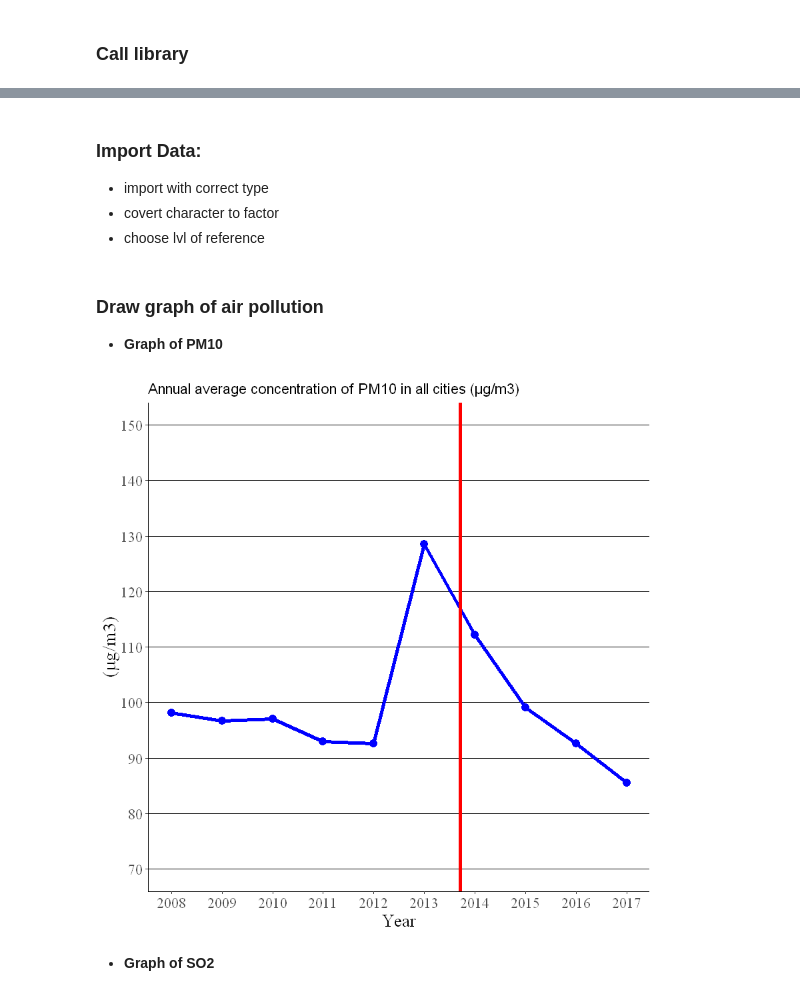
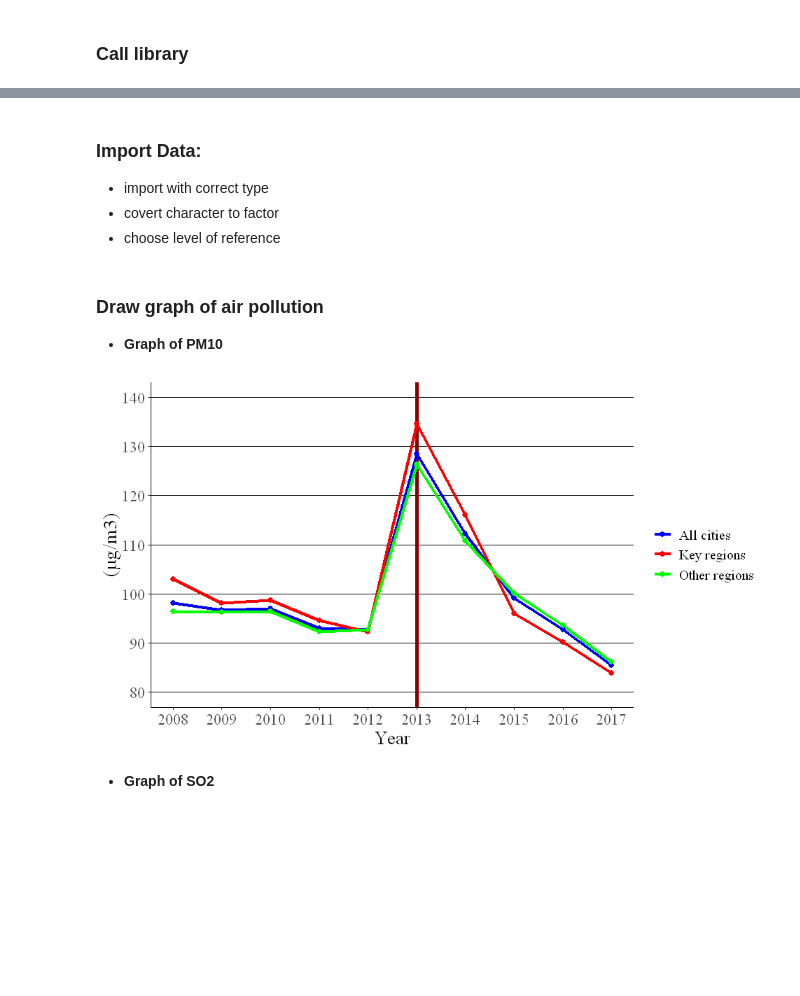
Before and after one commit to KubiaPXH/air_pollution_in_China-M1_thesis, a Jupyter notebook: Data_analysis/Memoire M1.ipynb, the cells around one changed output, grey strips where cells are left out. Saved outputs shown, nothing was run; the diff lists cells and outputs as text; code cells hidden in the pictures; blank space fills up the shorter version.

```diff
--- a/Data_analysis/Memoire M1.ipynb
+++ b/Data_analysis/Memoire M1.ipynb
@@ -27,7 +46,7 @@ library(xtable)
 ### Import Data:
 - import with correct type
 - covert character to factor
-- choose lvl of reference
+- choose level of reference
 # %%
 url <- paste("https://raw.githubusercontent.com/KubiaPXH/Memoire-M1/",
              "master/data/final_air_pollution_30cities.csv",  sep="")
@@ -63,37 +82,53 @@ year <- c(2008,2009,2010,2011,2012,2013,2014,2015,2016,2017)
 # %%
 mean_PM10_all <- NULL
 for (i in year) {
   subset_year <- subset(df, year == i)
   mean_PM10_all <- c(mean_PM10_all,mean(subset_year$PM10))
 }
-avg_PM10 <- data.frame(year,mean_PM10_all)
-p_PM10 <- ggplot(data = avg_PM10, aes(x = year)) +
-  # add title
-  ggtitle("Annual average concentration of PM10 in all cities (µg/m3)") +
+mean_PM10_key <- NULL
+for (i in year) {
+  subset_year <- subset(df, year == i & key_regions == 1)
+  mean_PM10_key <- c(mean_PM10_key,mean(subset_year$PM10))
+}
+mean_PM10_nokey <- NULL
+for (i in year) {
+  subset_year <- subset(df, year == i & key_regions == 0)
+  mean_PM10_nokey <- c(mean_PM10_nokey,mean(subset_year$PM10))
+}
+mean_PM10 <- data.frame(year,mean_PM10_all,mean_PM10_key,mean_PM10_nokey)
+# set width and height of the plot
+options(repr.plot.width=8, repr.plot.height=4.5)
+colors <- c("All cities" = "blue", "Key regions" = "red", "Other regions" = "green")
+p1 <- ggplot(data = mean_PM10, aes(x = year)) +
+  # draw line showing the begining of policy
+  geom_vline(xintercept = 2013, color = "darkred", size = 1.5) +
   # draw line
-  geom_line(aes(y = mean_PM10_all), color = "blue", size = 1.5) +
+  geom_line(aes(y = mean_PM10_all, color = "All cities"), size = 1.2) +
+  geom_line(aes(y = mean_PM10_key, color = "Key regions"), size = 1.2) +
+  geom_line(aes(y = mean_PM10_nokey, color = "Other regions"), size = 1.2) +
   # draw year point
-  geom_point(aes(x = year, y = mean_PM10_all), color = "blue", size = 3) +
+  geom_point(aes(x = year, y = mean_PM10_all, color = "All cities"), size = 2) +
+  geom_point(aes(x = year, y = mean_PM10_key, color = "Key regions"), size = 2) +
+  geom_point(aes(x = year, y = mean_PM10_nokey, color = "Other regions"), size = 2) +
   # scale and breaks
   scale_x_continuous(breaks = seq(2008,2017,1)) +
-  scale_y_continuous(breaks = seq(70,150,10), limits = c(70,150)) +
-  # modify xlab, y lab, legend
+  scale_y_continuous(breaks = seq(80,140,10), limits = c(80,140)) +
+   # modify xlab, y lab, legend
+  scale_color_manual(values = colors) +
   labs(x = "Year",
        y = "(µg/m3)",
        color = "") +
-  # parameter graph
   theme(axis.title = element_text(size = 16, family = "serif"),
         axis.text = element_text(size = 13, family = "serif"),
         axis.line = element_line(color = "black"),
-        legend.position = "none",
+        legend.text = element_text(size = 12, family = "serif"),
+        legend.key = element_blank(),
         panel.grid.major.y = element_line(color = "black"),
         panel.grid.major.x = element_blank(),
-        panel.background = element_blank()) +
-  # draw line showing the begining of policy
-  geom_vline(xintercept = 2013.7, color = "red", size = 1.5)
-print(p_PM10)
+        panel.background = element_blank())
+print(p1)
 # %% [output]
-[figure, old version]
+[figure, new version]
 # %% [markdown]
 - **Graph of SO2**
 # %%
```
Also changed, not shown: parts of 30 cells of this notebook.
